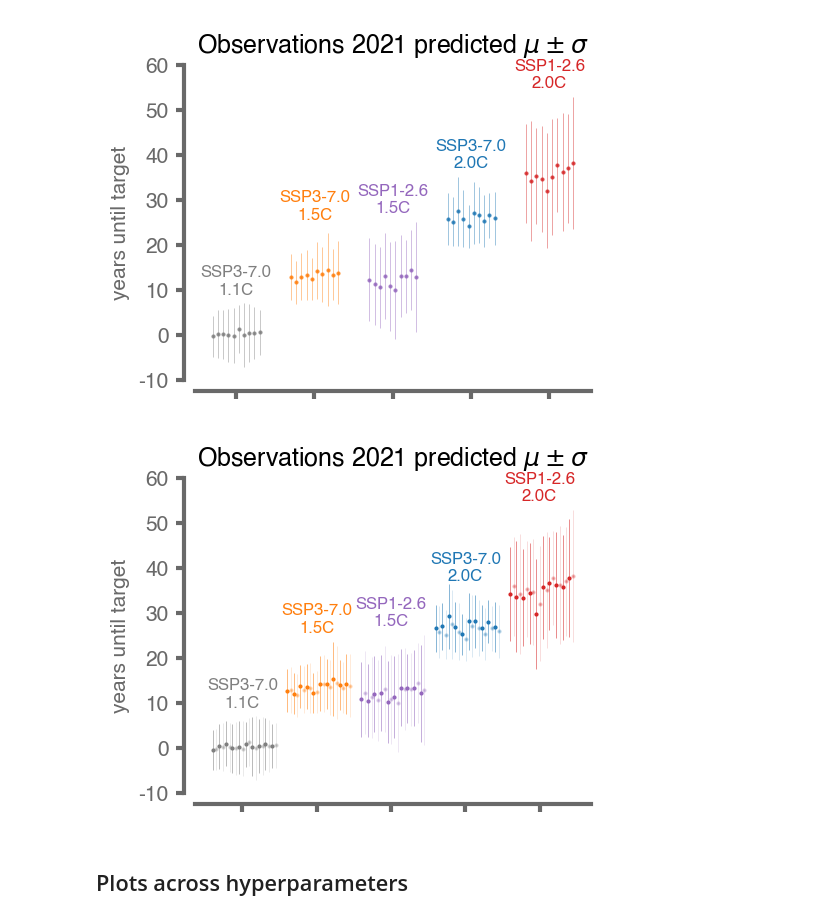
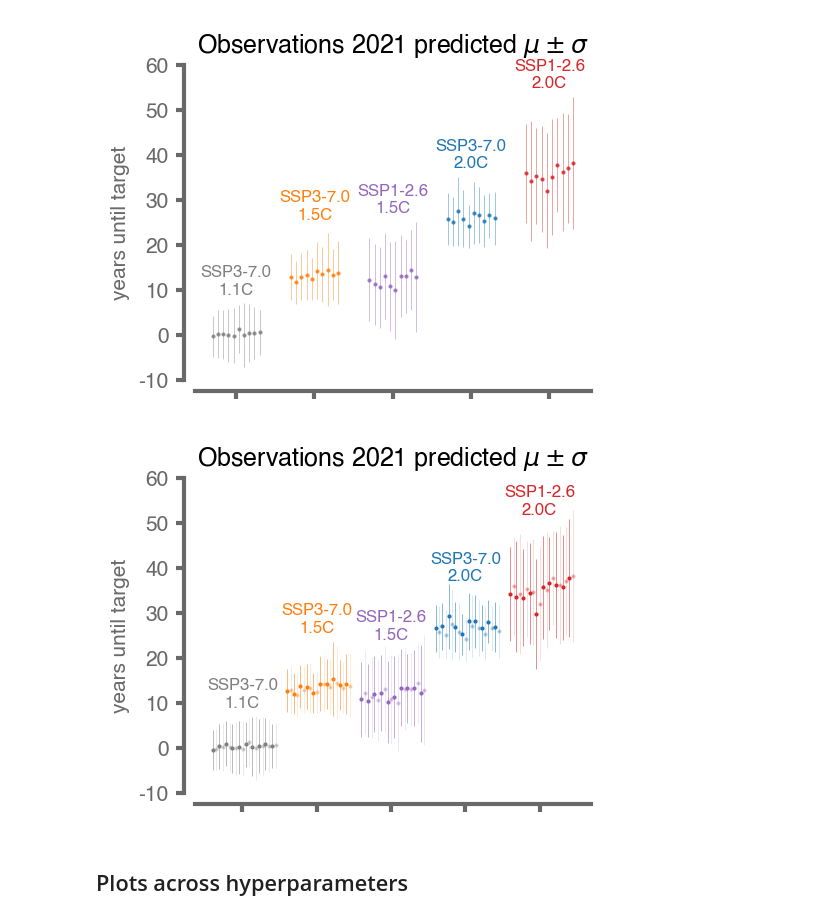
Before and after one commit to eabarnes1010/target_temp_detection, a Jupyter notebook: _compare_random_seeds.ipynb, the cells around one changed output. Drawn from its saved outputs; the diff is of its cells as text; code cells hidden in the pictures.

Commit message:
added GISS comparison plots

```diff
--- a/_compare_random_seeds.ipynb
+++ b/_compare_random_seeds.ipynb
@@ -348,34 +346,36 @@ for obs_type in ('best','giss'):
         # plot the text above the bars
         if obs_type=='giss':
             max_y_value = np.max(df_metrics.iloc[iplot][obs_type + "_2021_mu"]+df_metrics.iloc[iplot][obs_type + "_2021_sigma"])
             if exp_name=='exp15C_370':
                 add_val = 3
+            elif exp_name=='exp20C_126' or exp_name=='exp15C_126':
+                add_val = -1
             else:
                 add_val = 2
             text_name = 'SSP'+exp_name[7]+'-'+exp_name[8] + '.' + exp_name[9] + '\n' +exp_name[3] + '.' + exp_name[4]+'C'
 
             plt.text(iexp,
                      max_y_value+add_val,
                      text_name,
                      fontsize=FS*0.8,
                      color=np.array(palette)[clr_order][iexp],
                      horizontalalignment='center',
                     )
 
 
 ax.set_ylabel('years until target')
 ax.set_title('Observations 2021 predicted $\mu \pm \sigma$')
 ax.set_xlabel(None)
 format_spines(ax)
 ax.set_xticks(np.arange(0,len(x_labels)),'', fontsize=FS*0.8,rotation=45)
 ax.set_yticks(np.arange(-100,100,10),np.arange(-100,100,10).round())
 ax.set_ylim(-10,60)
 
 plt.tight_layout()
 plots.savefig(FIGURE_DIRECTORY + 'obs_BEST_GISS' + '_params_ssp_target_comparison',dpi=savefig_dpi)
 plt.show()
 # %% [output]
-[figure, old version]
+[figure, new version]
 # %% [markdown]
 ## Plots across hyperparameters
 # %% [markdown]
```
Also changed, not shown: parts of 3 cells of this notebook.
